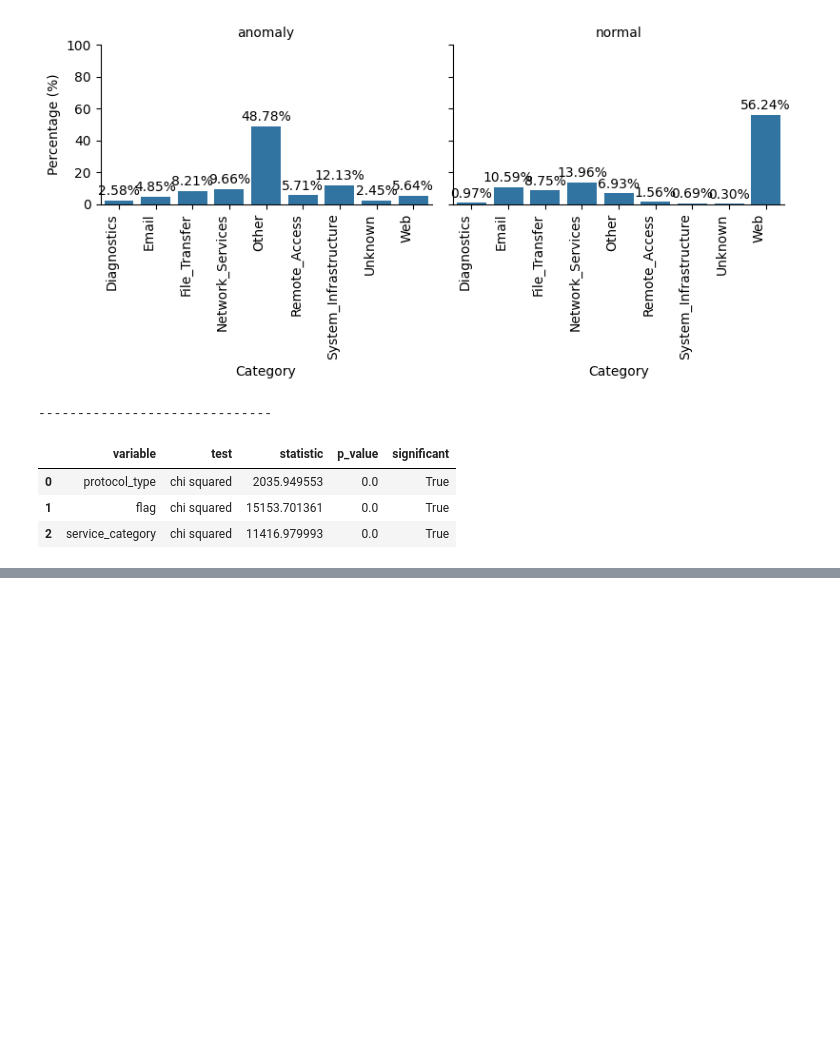
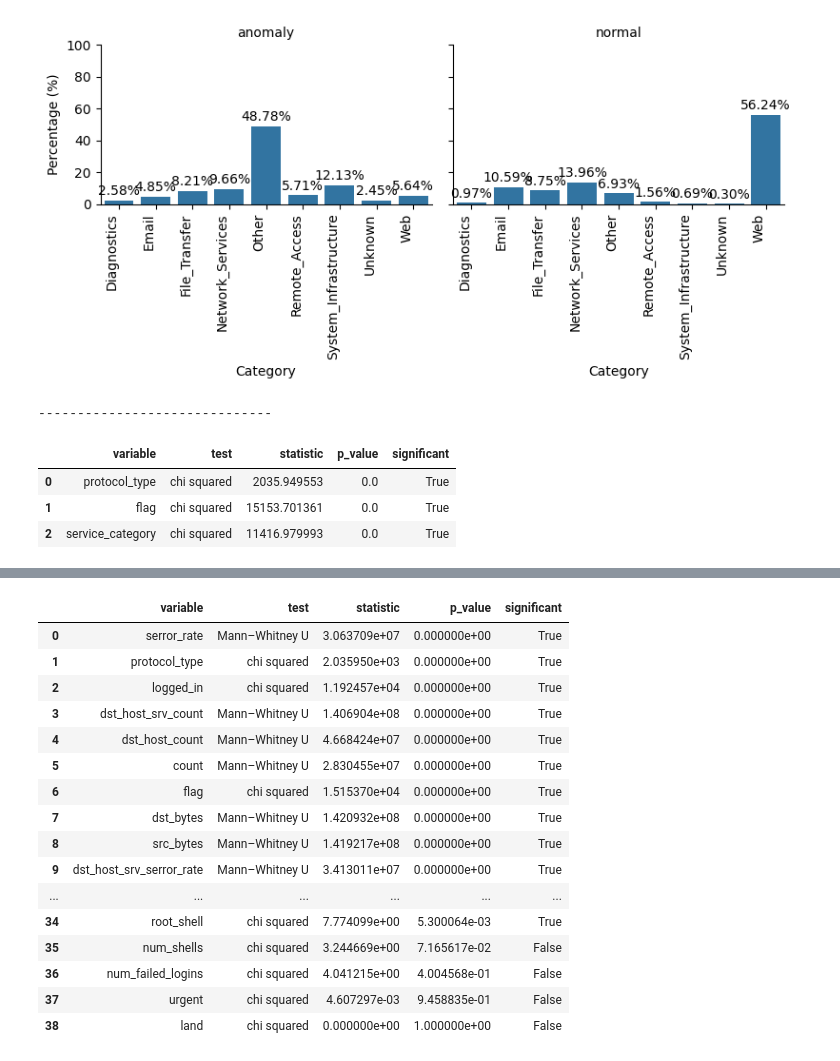
Before and after one commit to tanzilachand/Cybersecurity-Threat-Analysis, a Jupyter notebook: jupyter_notebooks/statistical_analysis.ipynb, the cells around one changed output, grey strips where cells are left out. Cells and saved outputs as stored; diff of their text form; code cells hidden in the pictures; blank space fills up the shorter version.

Commit message:
summarise the statistical tests

```diff
--- a/jupyter_notebooks/statistical_analysis.ipynb
+++ b/jupyter_notebooks/statistical_analysis.ipynb
@@ -520,0 +524,21 @@ significant
+# %%
+stat_summary = pd.concat([stat_summary_float, stat_summary_int1, stat_summary_int2, stat_summary_object], axis=0, ignore_index=True).sort_values('p_value').reset_index(drop=True)
+stat_summary
+# %% [output]
+|  | variable | test | statistic | p_value | significant |
+| 0 | serror_rate | Mann–Whitney U | 3.063709e+07 | 0.000000e+00 | True |
+| 1 | protocol_type | chi squared | 2.035950e+03 | 0.000000e+00 | True |
+| 2 | logged_in | chi squared | 1.192457e+04 | 0.000000e+00 | True |
+| 3 | dst_host_srv_count | Mann–Whitney U | 1.406904e+08 | 0.000000e+00 | True |
+| 4 | dst_host_count | Mann–Whitney U | 4.668424e+07 | 0.000000e+00 | True |
+| 5 | count | Mann–Whitney U | 2.830455e+07 | 0.000000e+00 | True |
+| 6 | flag | chi squared | 1.515370e+04 | 0.000000e+00 | True |
+| 7 | dst_bytes | Mann–Whitney U | 1.420932e+08 | 0.000000e+00 | True |
+| 8 | src_bytes | Mann–Whitney U | 1.419217e+08 | 0.000000e+00 | True |
+| 9 | dst_host_srv_serror_rate | Mann–Whitney U | 3.413011e+07 | 0.000000e+00 | True |
+| ... | ... | ... | ... | ... | ... |
+| 34 | root_shell | chi squared | 7.774099e+00 | 5.300064e-03 | True |
+| 35 | num_shells | chi squared | 3.244669e+00 | 7.165617e-02 | False |
+| 36 | num_failed_logins | chi squared | 4.041215e+00 | 4.004568e-01 | False |
+| 37 | urgent | chi squared | 4.607297e-03 | 9.458835e-01 | False |
+| 38 | land | chi squared | 0.000000e+00 | 1.000000e+00 | False |
```
Also changed, not shown: parts of 1 cell of this notebook.
